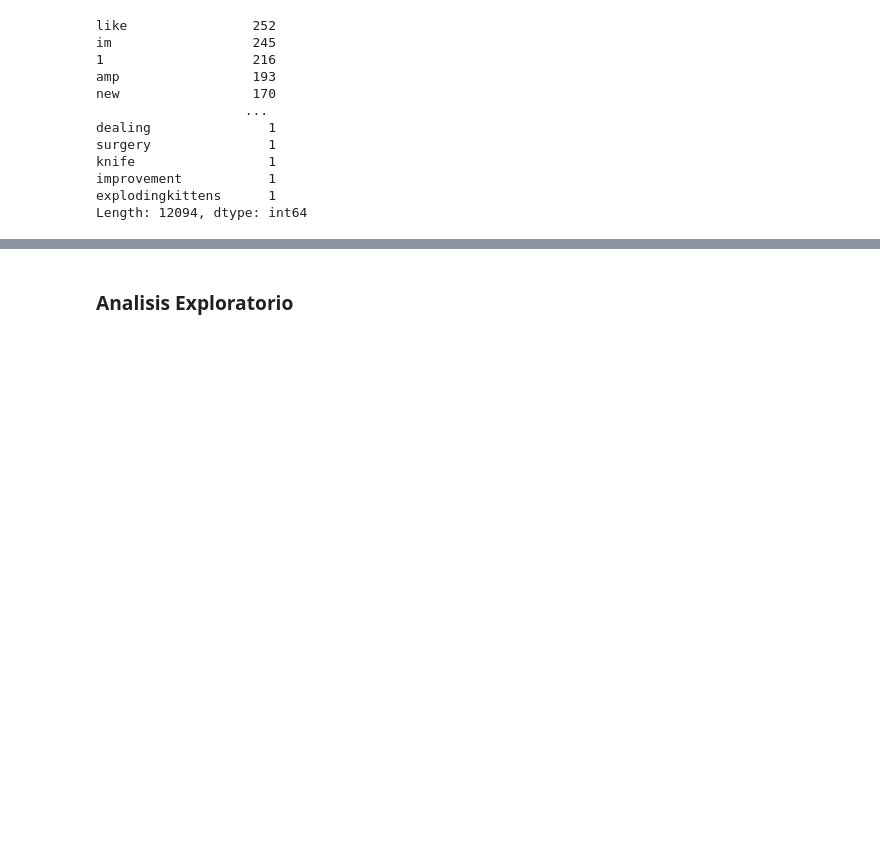
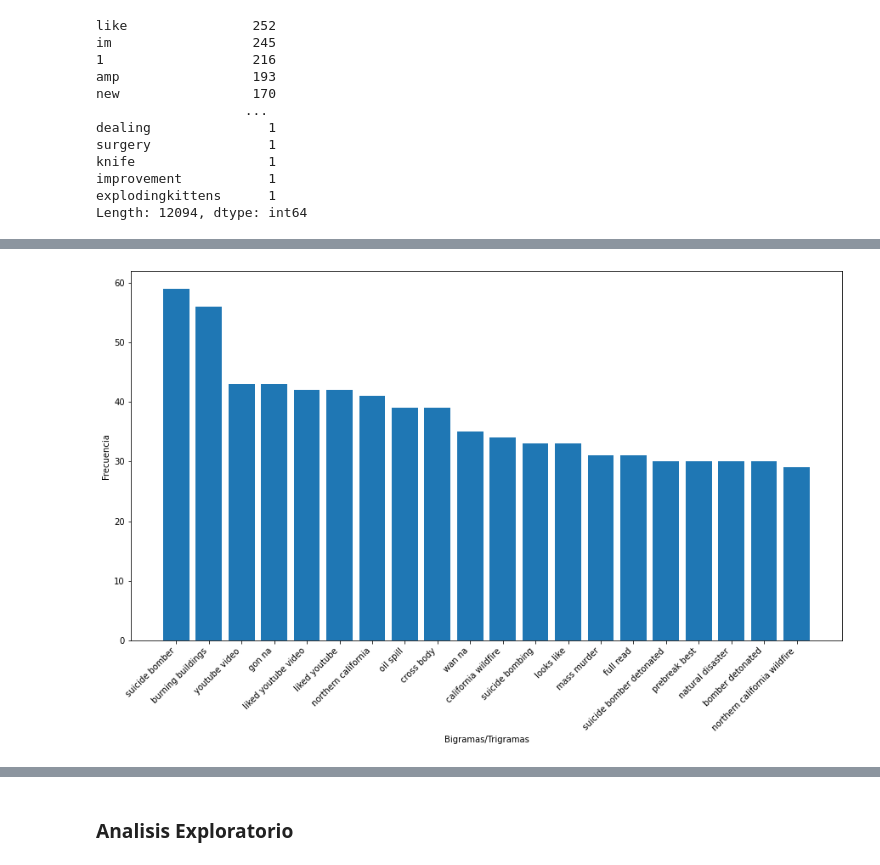
Before and after one commit to jlor31/DS1_LAB05, a Jupyter notebook: DS 1 LAB 05.ipynb, the cells around one changed output, grey strips where cells are left out. Cells and saved outputs as stored; diff of their text form; code cells hidden in the pictures; blank space fills up the shorter version.

Commit message:
analisis de Bigramas y Trigramas

```diff
--- a/DS 1 LAB 05.ipynb
+++ b/DS 1 LAB 05.ipynb
@@ -171,0 +198,14 @@ Length: 12094, dtype: int64
+# %%
+#Antes de empezar, creamos un dataset exclusivo para este proposito.
+#Es igual al Df depurado de stopwords etc, pero en vez de listas ahora unimos estas palabras en strings para que
+#sea mas facil trabajar con sklearn
+
+df_ngrams = Df
+
+new_vals = []
+for i in range(0, len(df_ngrams)):
+    new_vals.append(' '.join(df_ngrams.iloc[i]['text']))
+
+text_col = {'text': new_vals}
+
+df_ngrams['text'] = pd.DataFrame(text_col)
@@ -171,0 +225,17 @@ Length: 12094, dtype: int64
+# %%
+
+
+c_vec = CountVectorizer(stop_words=stop_words, ngram_range=(2,3))  #instanciando el objeto CountVectorizer
+
+# Generamos la matriz de ngramas, esto no debería de ser muy dificil ya que las frases ya vienen 'limpias'
+ngrams = c_vec.fit_transform(df_ngrams['text'])
+# %%
+# Evaluamos las frecuencias de repetición de los bigramas y trigrmas que mas se repiten
+count_values = ngrams.toarray().sum(axis=0)
+
+
+# listamos los bigramas y trigramas mediante un dataframe ordenados por sus respectivas frecuencias
+vocab = c_vec.vocabulary_
+
+df_ngrams = pd.DataFrame(sorted([(count_values[i],k) for k,i in vocab.items()], reverse=True)  #generamos el nuevo dataframe
+            ).rename(columns={0: 'Frecuencia', 1:'bigrama/trigrama'})
@@ -171,0 +262,15 @@ Length: 12094, dtype: int64
+# %%
+#Para una mejor cisualización hacemos un barplot con los bigramas y trigramas y sus frecuecnias correspondientes
+
+datos_plot = df_ngrams.iloc[0:20][['Frecuencia', 'bigrama/trigrama']]
+plt.figure(figsize=(15,8))
+
+plt.bar(datos_plot['bigrama/trigrama'], datos_plot['Frecuencia'])
+
+plt.xticks(rotation=45, ha="right")
+
+plt.xlabel('Bigramas/Trigramas')
+plt.ylabel('Frecuencia')
+plt.show()
+# %% [output]
+[figure, added]
```
Also changed, not shown: parts of 22 cells of this notebook.
